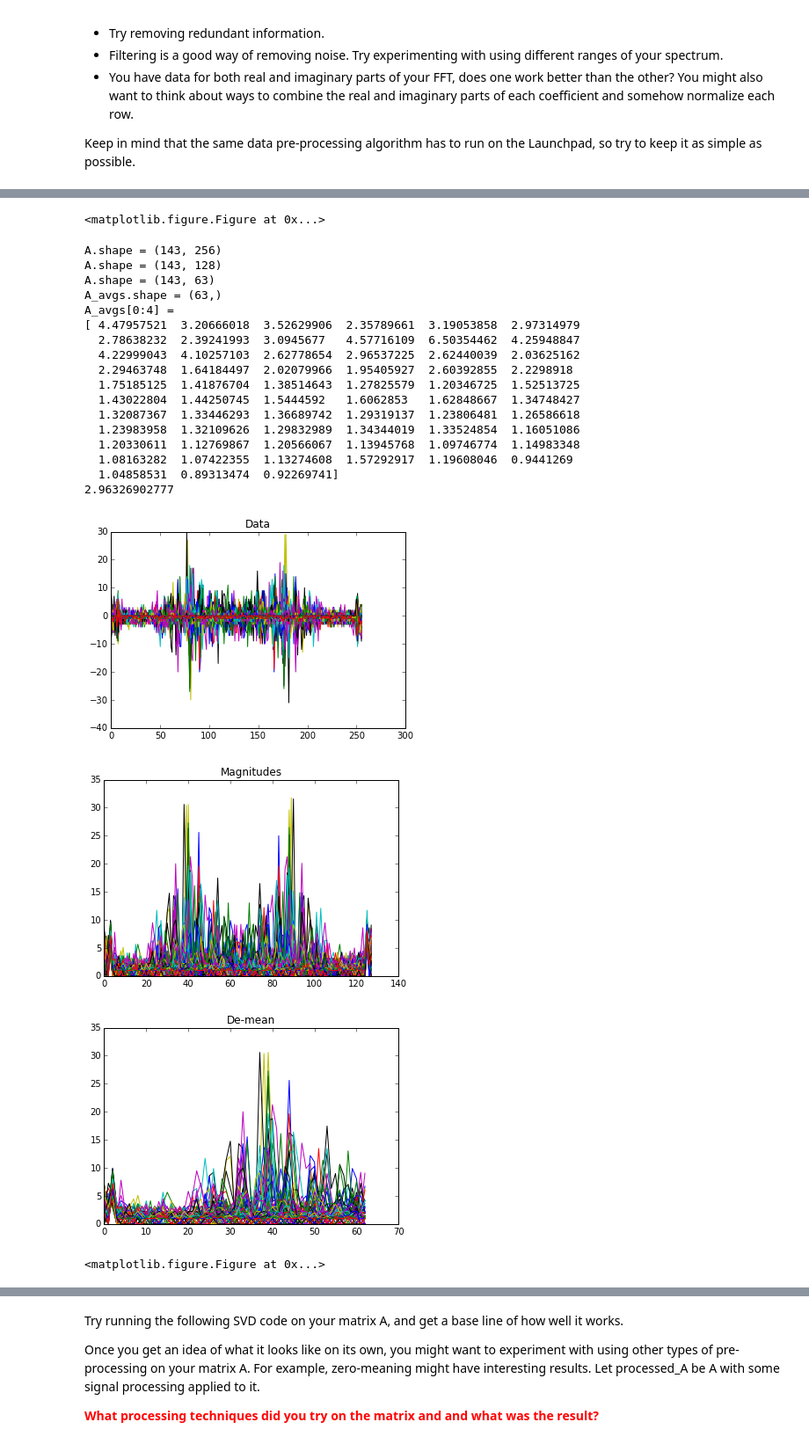
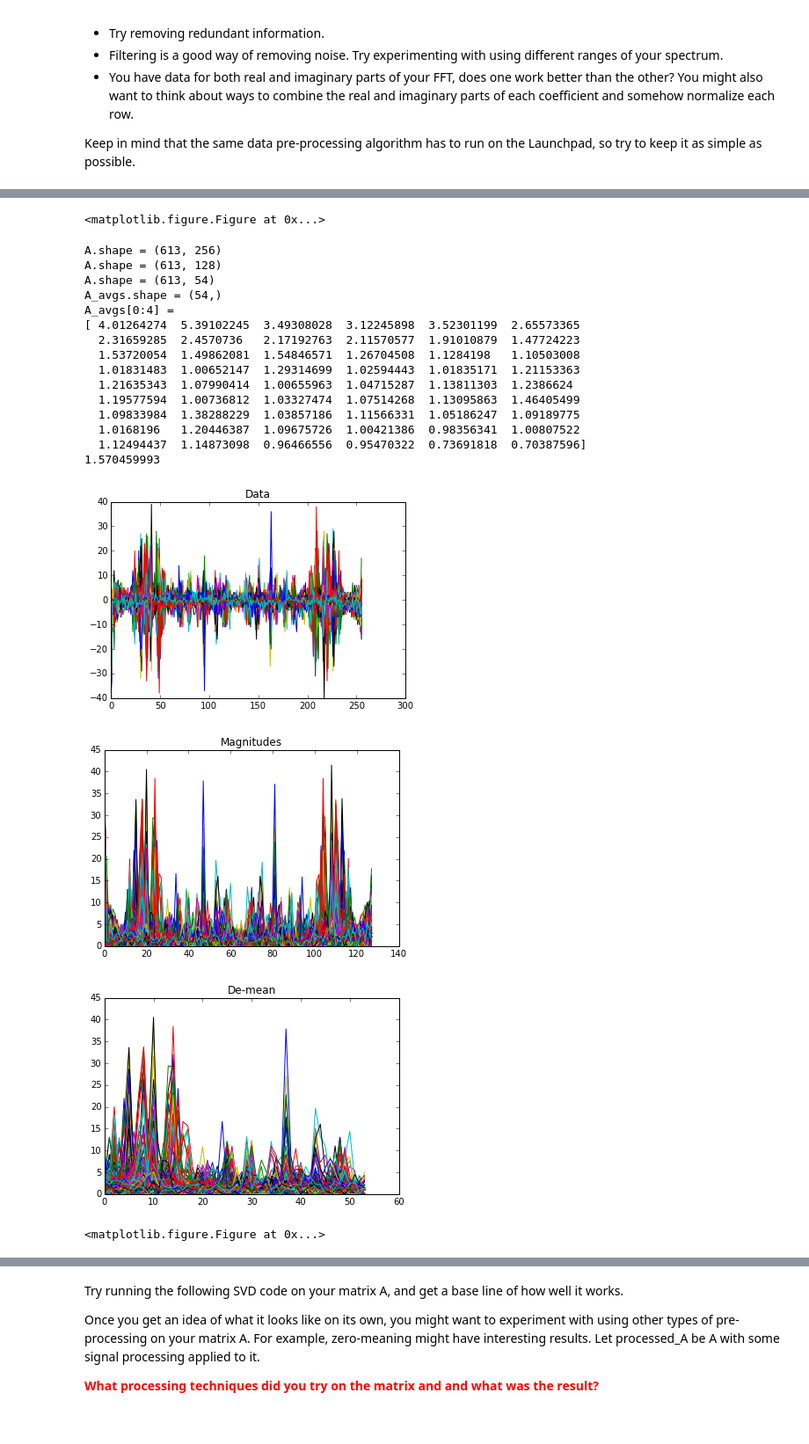
Before and after one commit to phlip9/ee16b-SIXT33N, a Jupyter notebook: SIXT33N-PCA-music.ipynb, the cells around one changed output, grey strips where cells are left out. Shown at 88% size. Drawn from its saved outputs; the diff is of its cells as text; code cells hidden in the pictures.

```diff
--- a/SIXT33N-PCA-music.ipynb
+++ b/SIXT33N-PCA-music.ipynb
@@ -173,8 +173,8 @@ ram = np.vstack([
     ])
 """
 
-ram = read_csv('DAFT_PUNK/DP_RAM_get_lucky.csv')
-hw = read_csv('DAFT_PUNK/mm.csv')
+ram = read_csv('sick_violin_solo.csv')
+hw = read_csv('mm.csv')
 
 
 print('hw.shape =', hw.shape)
@@ -312,7 +312,7 @@ def process_data(data, debug=False):
         print('A.shape =', A.shape)
 
     # remove redundant half
-    A = A[:, 1:64]
+    A = A[:, 10:64]
     #A = np.hstack((A[:, 1:6], A[:, 32:48]))
 
     # use frequencies 0 - 6 + 32 - 48
@@ -377,6 +377,6 @@ hw_processed = process_data(hw, True)
 ram_processed = process_data(ram, True)
 
 A = np.vstack((hw_processed, ram_processed))
-A_avgs = np.mean(A, axis=0)
-A = A - A_avgs[np.newaxis, :]
+#A_avgs = np.mean(A, axis=0)
+#A = A - A_avgs[np.newaxis, :]
 # %% [output]
@@ -403,24 +401,22 @@ A_avgs[0:4] =
 <matplotlib.figure.Figure at 0x...>
-A.shape = (143, 256)
-A.shape = (143, 128)
-A.shape = (143, 63)
-A_avgs.shape = (63,)
+A.shape = (613, 256)
+A.shape = (613, 128)
+A.shape = (613, 54)
+A_avgs.shape = (54,)
 A_avgs[0:4] =
-[ 4.47957521  3.20666018  3.52629906  2.35789661  3.19053858  2.97314979
-  2.78638232  2.39241993  3.0945677   4.57716109  6.50354462  4.25948847
-  4.22999043  4.10257103  2.62778654  2.96537225  2.62440039  2.03625162
-  2.29463748  1.64184497  2.02079966  1.95405927  2.60392855  2.2298918
-  1.75185125  1.41876704  1.38514643  1.27825579  1.20346725  1.52513725
-  1.43022804  1.44250745  1.5444592   1.6062853   1.62848667  1.34748427
-  1.32087367  1.33446293  1.36689742  1.29319137  1.23806481  1.26586618
-  1.23983958  1.32109626  1.29832989  1.34344019  1.33524854  1.16051086
-  1.20330611  1.12769867  1.20566067  1.13945768  1.09746774  1.14983348
-  1.08163282  1.07422355  1.13274608  1.57292917  1.19608046  0.9441269
-  1.04858531  0.89313474  0.92269741]
-2.96326902777
+[ 4.01264274  5.39102245  3.49308028  3.12245898  3.52301199  2.65573365
+  2.31659285  2.4570736   2.17192763  2.11570577  1.91010879  1.47724223
+  1.53720054  1.49862081  1.54846571  1.26704508  1.1284198   1.10503008
+  1.01831483  1.00652147  1.29314699  1.02594443  1.01835171  1.21153363
+  1.21635343  1.07990414  1.00655963  1.04715287  1.13811303  1.2386624
+  1.19577594  1.00736812  1.03327474  1.07514268  1.13095863  1.46405499
+  1.09833984  1.38288229  1.03857186  1.11566331  1.05186247  1.09189775
+  1.0168196   1.20446387  1.09675726  1.00421386  0.98356341  1.00807522
+  1.12494437  1.14873098  0.96466556  0.95470322  0.73691818  0.70387596]
+1.570459993
-[figure, old version]
+[figure, new version]
-[figure, old version]
+[figure, new version]
-[figure, old version]
+[figure, new version]
 <matplotlib.figure.Figure at 0x...>
 # %%
 # Examine the results of process_data() on the average across each genre
```
Also changed, not shown: parts of 16 cells of this notebook, 1 other file.
